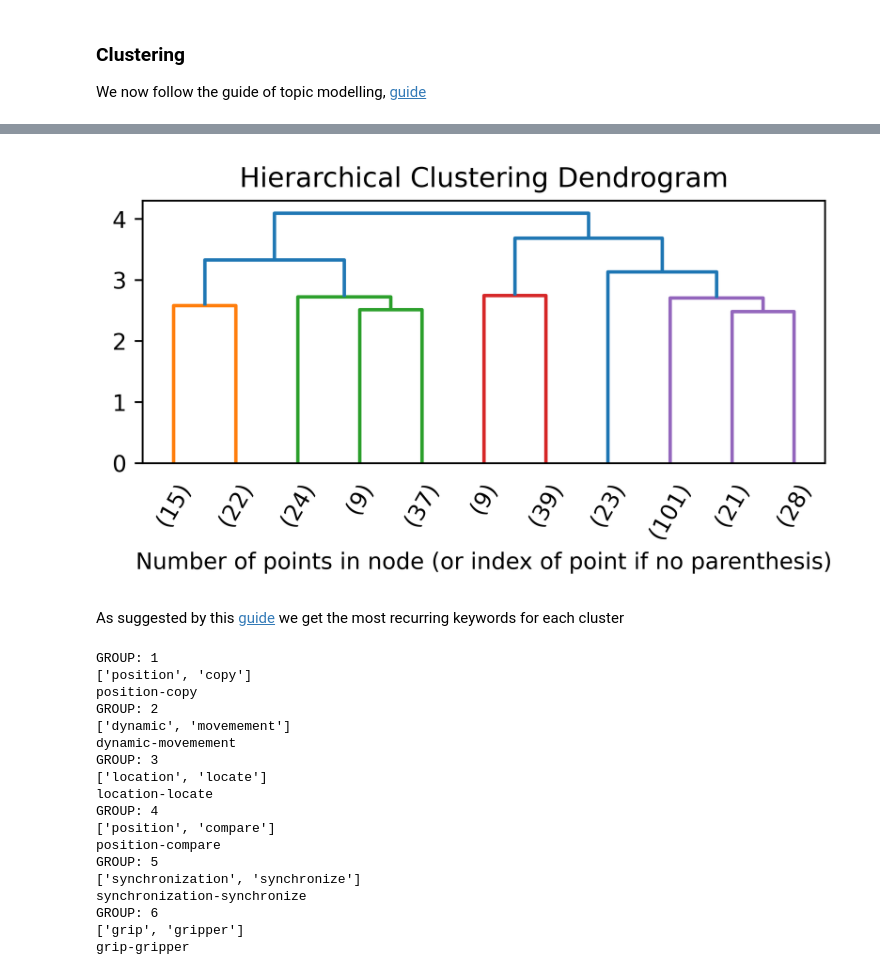
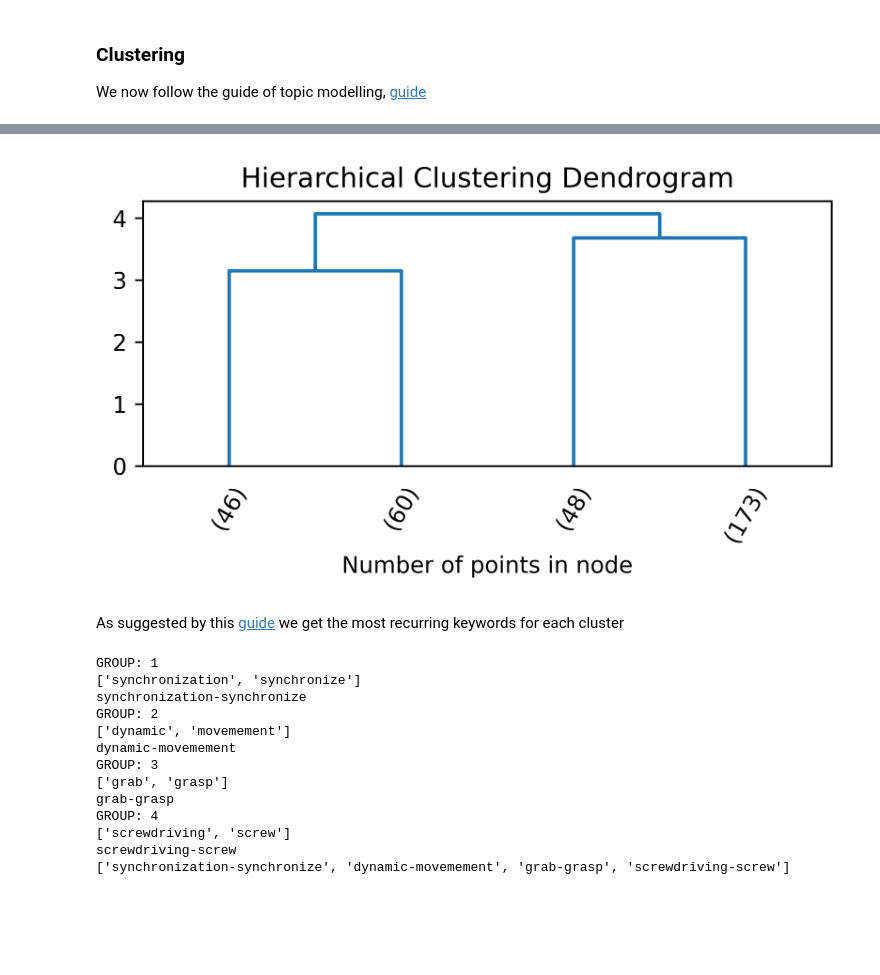
Before and after one commit to teiband/industrial-skill-review, a Jupyter notebook: src/taxonomySearch/hierarchicalClustering.ipynb, the cells around one changed output, grey strips where cells are left out. Saved outputs shown, nothing was run; the diff lists cells and outputs as text; code cells hidden in the pictures; blank space fills up the shorter version.

```diff
--- a/src/taxonomySearch/hierarchicalClustering.ipynb
+++ b/src/taxonomySearch/hierarchicalClustering.ipynb
@@ -110,36 +110,37 @@ def plot_dendrogram(model, **kwargs):
     linkage_matrix = np.column_stack(
         [model.children_, model.distances_, counts]
     ).astype(float)
 
     # Plot the corresponding dendrogram
     dendo = dendrogram(linkage_matrix, **kwargs)
 
     return linkage_matrix, dendo
 
 plt.figure(figsize=(3240/600, 1280/600), dpi=600)
 plt.title("Hierarchical Clustering Dendrogram")
 # plot the top three levels of the dendrogram
 
 # 8 with push-force
-p = 11
+p = 4
 linkageMatrix, dendoPlot = plot_dendrogram(model, truncate_mode="lastp", p=p, leaf_rotation=60.,leaf_font_size=10.)
 #linkageMatrix, dendoPlot = plot_dendrogram(model, leaf_rotation=60.,leaf_font_size=3.)
-plt.xlabel("Number of points in node (or index of point if no parenthesis)")
+plt.xlabel("Number of points in node")
 plt.savefig('D:/1. Papers/4. MyPapers/6_(20210609) Skill taxonomy/figures/denogrammClusteringRaw.png', dpi=600, bbox_inches = 'tight')
+plt.savefig('D:/1. Papers/4. MyPapers/6_(20210609) Skill taxonomy/figures/knnClusteringWords.svg', dpi=600, bbox_inches = 'tight')
 #print(dendoPlot["leaves"])
 
 label = fcluster(linkageMatrix, p, criterion='maxclust')
 
 #print(label)
 
 d = {'primitive': defSing, 'label':label}
 #print(d)
 
 hierarchies = pd.DataFrame(d)
 
 #print(hierarchies)
 # %% [output]
-[figure, old version]
+[figure, new version]
 # %% [markdown]
 As suggested by this [guide](https://towardsdatascience.com/keyword-extraction-with-bert-724efca412ea) we get the most recurring keywords for each cluster
 # %%
@@ -194,20 +195,15 @@ for i in keys:
 print(labels)
 # %% [output]
 GROUP: 1
-['position', 'copy']
-position-copy
+['synchronization', 'synchronize']
+synchronization-synchronize
 GROUP: 2
 ['dynamic', 'movemement']
 dynamic-movemement
 GROUP: 3
-['location', 'locate']
-location-locate
+['grab', 'grasp']
+grab-grasp
 GROUP: 4
-['position', 'compare']
-position-compare
-GROUP: 5
-['synchronization', 'synchronize']
-synchronization-synchronize
-GROUP: 6
-['grip', 'gripper']
-grip-gripper
+['screwdriving', 'screw']
+screwdriving-screw
+['synchronization-synchronize', 'dynamic-movemement', 'grab-grasp', 'screwdriving-screw']
```
Also changed, not shown: parts of 4 cells of this notebook, 2 other files.
